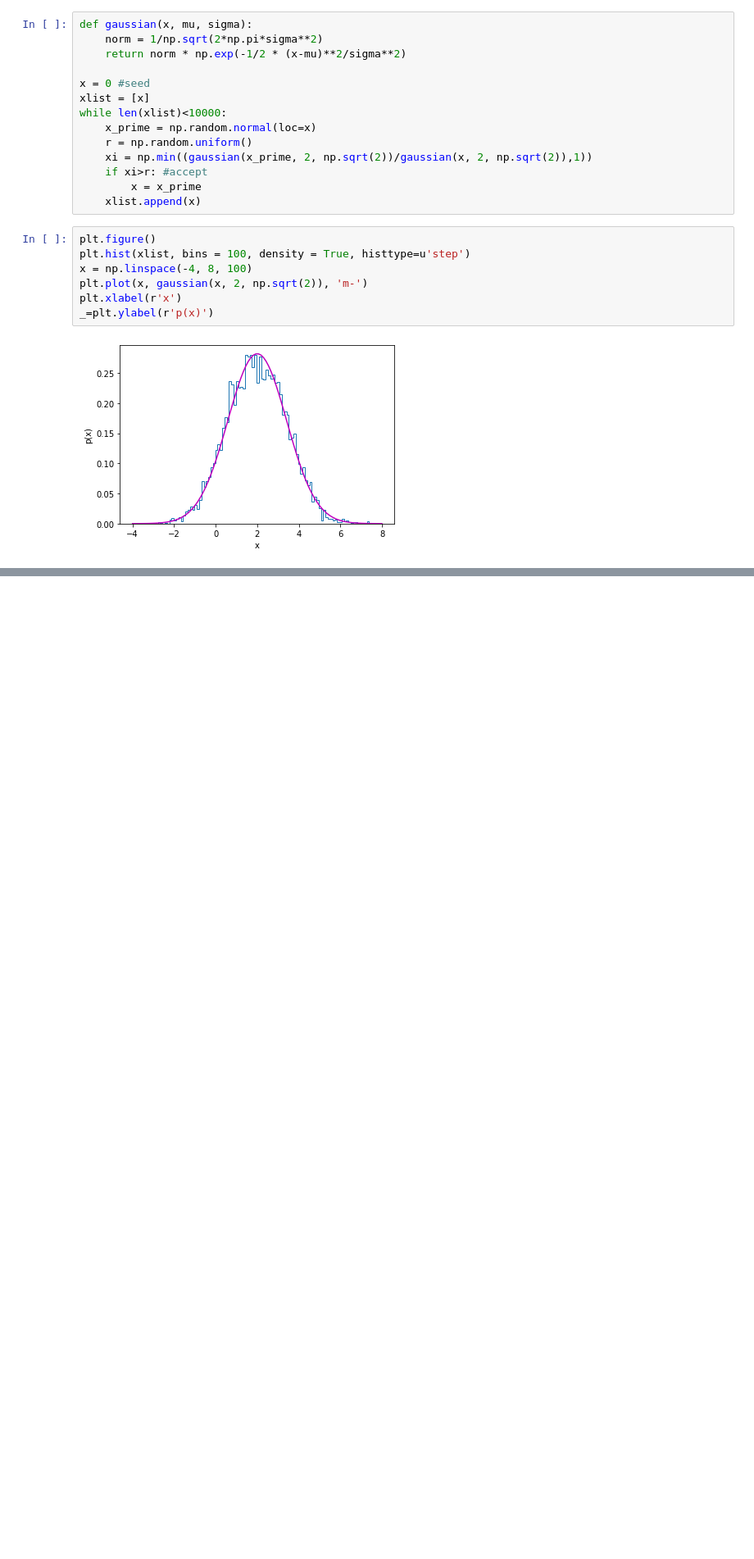
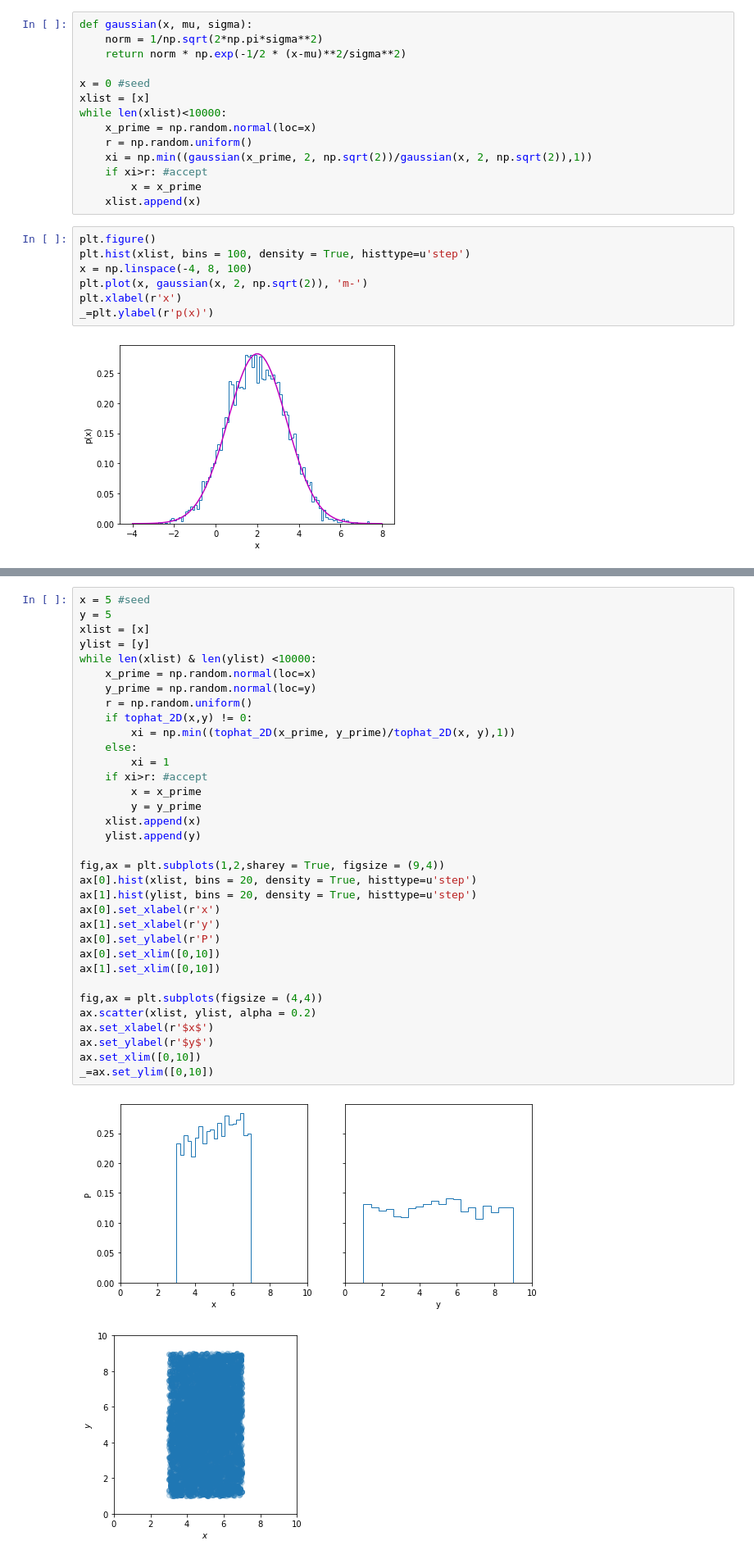
Before and after one commit to jabacousnac/Data-Science-for-Physics-Homework, a Jupyter notebook: pset03_MCMC_and_Uncertainty_Estimation.ipynb, the cells around one changed output, grey strips where cells are left out. Shown at 82% size. Saved outputs shown, nothing was run; the diff lists cells and outputs as text; blank space fills up the shorter version.

```diff
--- a/pset03_MCMC_and_Uncertainty_Estimation.ipynb
+++ b/pset03_MCMC_and_Uncertainty_Estimation.ipynb
@@ -268,0 +289,37 @@ _=ax.set_ylabel(r'$y$')
+# %%
+x = 5 #seed
+y = 5
+xlist = [x]
+ylist = [y]
+while len(xlist) & len(ylist) <10000:
+    x_prime = np.random.normal(loc=x)
+    y_prime = np.random.normal(loc=y)
+    r = np.random.uniform()
+    if tophat_2D(x,y) != 0:
+        xi = np.min((tophat_2D(x_prime, y_prime)/tophat_2D(x, y),1))
+    else:
+        xi = 1
+    if xi>r: #accept
+        x = x_prime
+        y = y_prime
+    xlist.append(x)
+    ylist.append(y)
+
+fig,ax = plt.subplots(1,2,sharey = True, figsize = (9,4))
+ax[0].hist(xlist, bins = 20, density = True, histtype=u'step')
+ax[1].hist(ylist, bins = 20, density = True, histtype=u'step')
+ax[0].set_xlabel(r'x')
+ax[1].set_xlabel(r'y')
+ax[0].set_ylabel(r'P')
+ax[0].set_xlim([0,10])
+ax[1].set_xlim([0,10])
+
+fig,ax = plt.subplots(figsize = (4,4))
+ax.scatter(xlist, ylist, alpha = 0.2)
+ax.set_xlabel(r'$x$')
+ax.set_ylabel(r'$y$')
+ax.set_xlim([0,10])
+_=ax.set_ylim([0,10])
+# %% [output]
+[figure, added]
+[figure, added]
```
Also changed, not shown: parts of 6 cells of this notebook.
